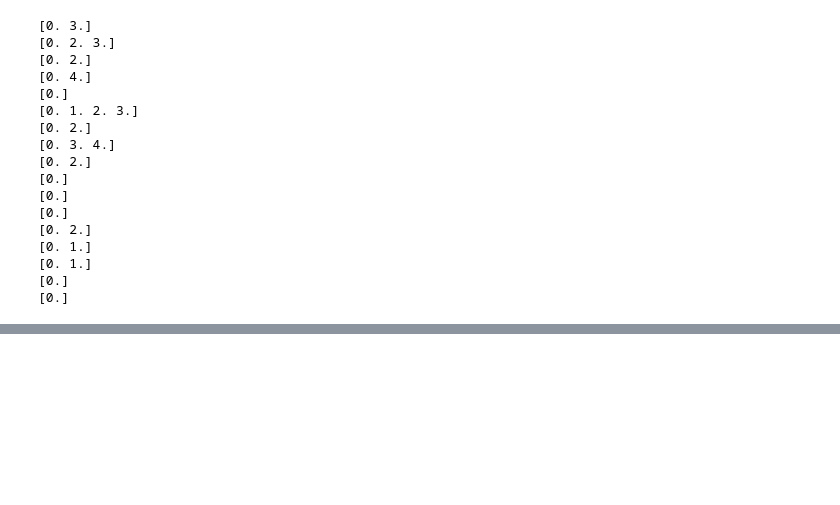
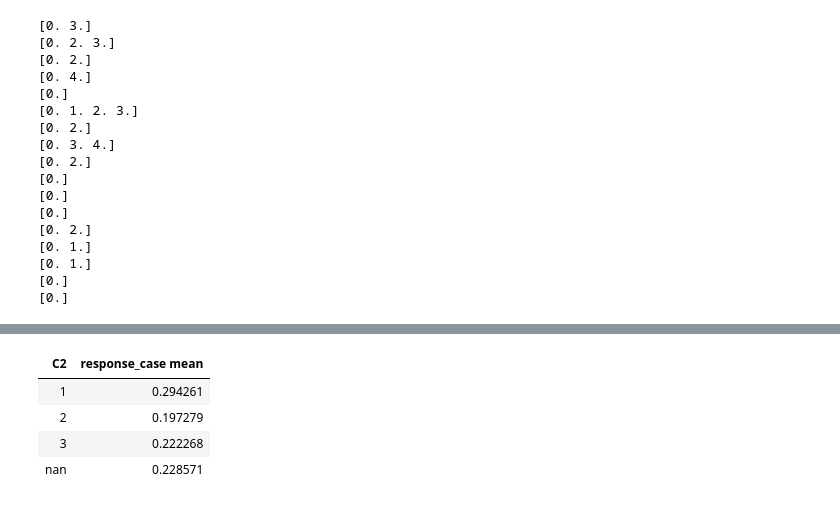
Before and after one commit to thomasundo2/covid-policy-analysis, a Jupyter notebook: gr_dec_analysis/gr_dec_analysis.ipynb, the cells around one changed output, grey strips where cells are left out. Saved outputs shown, nothing was run; the diff lists cells and outputs as text; code cells hidden in the pictures; blank space fills up the shorter version.

```diff
--- a/gr_dec_analysis/gr_dec_analysis.ipynb
+++ b/gr_dec_analysis/gr_dec_analysis.ipynb
@@ -276,0 +307,8 @@ H2
+# %%
+divide_policy(C2, "C2")
+# %% [output]
+| C2 | response_case mean |
+| 1 | 0.294261 |
+| 2 | 0.197279 |
+| 3 | 0.222268 |
+| nan | 0.228571 |
```
Also changed, not shown: parts of 13 cells of this notebook.
